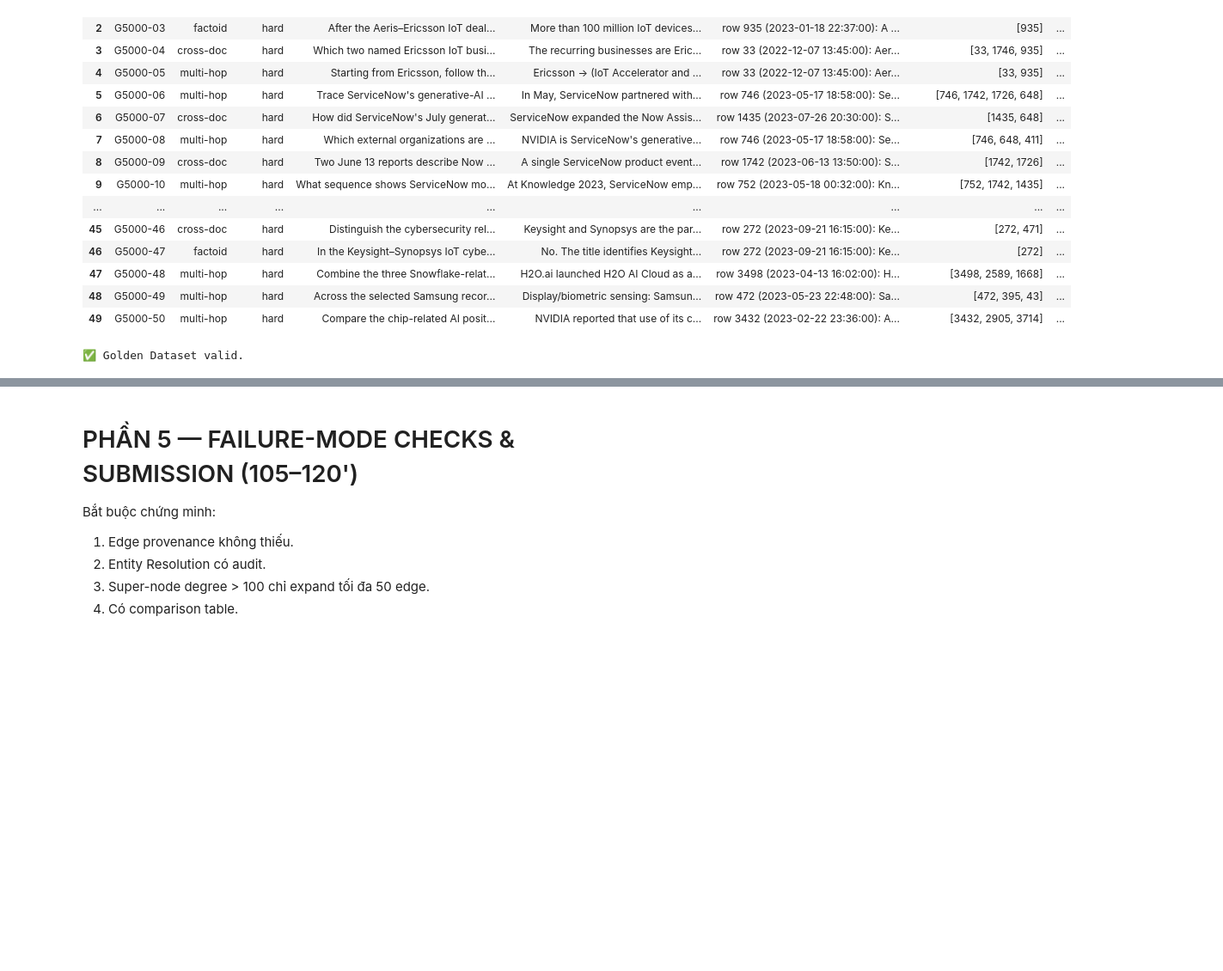
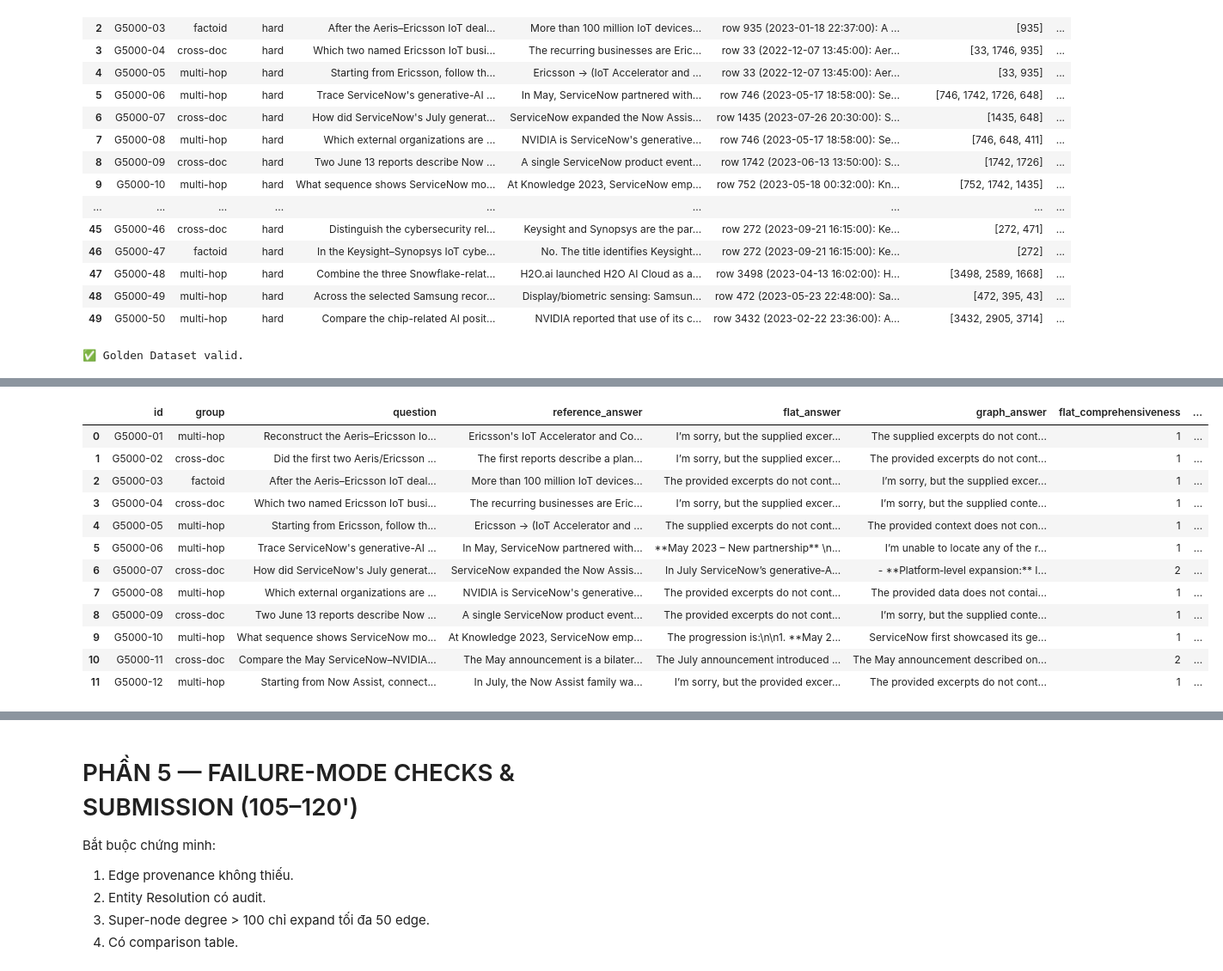
Before and after one commit to vungocthien843-cyber/K3-Track3-Lab19-2A202601793-VuNgocThien-GraphRAG, a Jupyter notebook: Day19_GraphRAG_vs_FlatRAG_Production_Lab_Guide.ipynb, the cells around one changed output, grey strips where cells are left out. Shown at 86% size. Drawn from its saved outputs; the diff is of its cells as text; code cells hidden in the pictures; blank space fills up the shorter version.

Commit message:
Fix evaluation quota handling and update partial report

```diff
--- a/Day19_GraphRAG_vs_FlatRAG_Production_Lab_Guide.ipynb
+++ b/Day19_GraphRAG_vs_FlatRAG_Production_Lab_Guide.ipynb
@@ -476,6 +476,13 @@ def groq_chat(messages, model=None, json_mode=False, max_retries=4):
         raise RuntimeError("Thiếu GROQ_MODEL.")
 
     last = None
+    # TPD quota errors cannot be fixed by retrying: retrying only burns time
+    # and can make the evaluation cell look hung. Let the runner checkpoint
+    # completed rows and stop with an actionable message instead.
+    def _is_daily_token_quota_error(exc):
+        msg = str(exc).lower()
+        return ('tokens per day' in msg or 'tpd' in msg) and ('429' in msg or 'rate limit' in msg or 'rate_limit' in msg)
+
     for attempt in range(max_retries):
         try:
             kwargs = {
@@ -496,6 +503,12 @@ def groq_chat(messages, model=None, json_mode=False, max_retries=4):
                 }
             return resp.choices[0].message.content, usage
         except Exception as e:
+            if _is_daily_token_quota_error(e):
+                raise RuntimeError(
+                    f'Groq TPD quota đã hết cho model {model}. '
+                    'Hãy đổi GROQ_MODEL/JUDGE_MODEL sang model còn quota hoặc chờ quota reset; '
+                    'các kết quả đã hoàn tất vẫn nằm trong checkpoint.'
+                ) from e
             last = e
             if attempt == max_retries - 1:
                 break
@@ -1346,34 +1359,43 @@ def run_evaluation(golden_df, resume=True):
     rows = list(done_rows)
     remaining = golden_df[~golden_df["id"].astype(str).isin(done_ids)]
 
-    for q in tqdm(remaining.itertuples(index=False), total=len(remaining), desc="Evaluation"):
-        flat = answer_flat_rag(q.question)
-        graph = answer_graph_rag(q.question)
+    try:
+        iterator = tqdm(remaining.itertuples(index=False), total=len(remaining), desc="Evaluation")
+        for q in iterator:
+            flat = answer_flat_rag(q.question)
+            graph = answer_graph_rag(q.question)
 
-        jf = judge_answer(q.question, q.reference_answer, flat["answer"], flat["context"])
-        jg = judge_answer(q.question, q.reference_answer, graph["answer"], graph["context"])
+            jf = judge_answer(q.question, q.reference_answer, flat["answer"], flat["context"])
+            jg = judge_answer(q.question, q.reference_answer, graph["answer"], graph["context"])
 
-        rows.append({
-            "id":q.id, "group":q.group, "question":q.question,
-            "reference_answer":q.reference_answer,
-            "flat_answer":flat["answer"], "graph_answer":graph["answer"],
-            "flat_comprehensiveness":jf["comprehensiveness"],
-            "graph_comprehensiveness":jg["comprehensiveness"],
-            "flat_faithfulness":jf["faithfulness"],
-            "graph_faithfulness":jg["faithfulness"],
-            "flat_multi_hop_reasoning":jf["multi_hop_reasoning"],
-            "graph_multi_hop_reasoning":jg["multi_hop_reasoning"],
-            "flat_latency_s":flat["latency_s"],
-            "graph_latency_s":graph["latency_s"],
-            "flat_total_tokens":flat.get("total_tokens"),
-            "graph_total_tokens":graph.get("total_tokens"),
-            "flat_judge_rationale":jf["rationale"],
-            "graph_judge_rationale":jg["rationale"],
-            "graph_supernode_events":len(
-                graph["graph_debug"]["diagnostics"].get("supernode_events",[])
-            )
-        })
-        pd.DataFrame(rows).to_csv(CHECKPOINT, index=False)
+            rows.append({
+                "id":q.id, "group":q.group, "question":q.question,
+                "reference_answer":q.reference_answer,
+                "flat_answer":flat["answer"], "graph_answer":graph["answer"],
+                "flat_comprehensiveness":jf["comprehensiveness"],
+                "graph_comprehensiveness":jg["comprehensiveness"],
+                "flat_faithfulness":jf["faithfulness"],
+                "graph_faithfulness":jg["faithfulness"],
+                "flat_multi_hop_reasoning":jf["multi_hop_reasoning"],
+                "graph_multi_hop_reasoning":jg["multi_hop_reasoning"],
+                "flat_latency_s":flat["latency_s"],
+                "graph_latency_s":graph["latency_s"],
+                "flat_total_tokens":flat.get("total_tokens"),
+                "graph_total_tokens":graph.get("total_tokens"),
+                "flat_judge_rationale":jf["rationale"],
+                "graph_judge_rationale":jg["rationale"],
+                "graph_supernode_events":len(
+                    graph["graph_debug"]["diagnostics"].get("supernode_events",[])
+                )
+            })
+            pd.DataFrame(rows).to_csv(CHECKPOINT, index=False)
+    except RuntimeError as exc:
+        if "TPD quota" in str(exc):
+            pd.DataFrame(rows).to_csv(CHECKPOINT, index=False)
+            print(f"Đã dừng an toàn: {exc}")
+            print(f"Checkpoint đã lưu {len(rows)} kết quả; chạy lại cell để resume.")
+        else:
+            raise
     return pd.DataFrame(rows)
 
 validate_golden(golden_df, require_answers=True)
@@ -1385,3 +1408,16 @@ RuntimeError: Error code: 429 - {'error': {'message': 'Rate limit reached for mo
+|  | id | group | question | reference_answer | flat_answer | graph_answer | flat_comprehensiveness | ... |
+| 0 | G5000-01 | multi-hop | Reconstruct the Aeris–Ericsson Io... | Ericsson's IoT Accelerator and Co... | I’m sorry, but the supplied excer... | The supplied excerpts do not cont... | 1 | ... |
+| 1 | G5000-02 | cross-doc | Did the first two Aeris/Ericsson ... | The first reports describe a plan... | I’m sorry, but the supplied excer... | The provided excerpts do not cont... | 1 | ... |
+| 2 | G5000-03 | factoid | After the Aeris–Ericsson IoT deal... | More than 100 million IoT devices... | The provided excerpts do not cont... | I’m sorry, but the supplied excer... | 1 | ... |
+| 3 | G5000-04 | cross-doc | Which two named Ericsson IoT busi... | The recurring businesses are Eric... | I’m sorry, but the supplied excer... | I’m sorry, but the supplied conte... | 1 | ... |
+| 4 | G5000-05 | multi-hop | Starting from Ericsson, follow th... | Ericsson -> (IoT Accelerator and ... | The supplied excerpts do not cont... | The provided context does not con... | 1 | ... |
+| 5 | G5000-06 | multi-hop | Trace ServiceNow's generative-AI ... | In May, ServiceNow partnered with... | **May 2023 – New partnership** \n... | I’m unable to locate any of the r... | 1 | ... |
+| 6 | G5000-07 | cross-doc | How did ServiceNow's July generat... | ServiceNow expanded the Now Assis... | In July ServiceNow’s generative‑A... | - **Platform‑level expansion:** I... | 2 | ... |
+| 7 | G5000-08 | multi-hop | Which external organizations are ... | NVIDIA is ServiceNow's generative... | The provided excerpts do not cont... | The provided data does not contai... | 1 | ... |
+| 8 | G5000-09 | cross-doc | Two June 13 reports describe Now ... | A single ServiceNow product event... | The provided excerpts do not cont... | I’m sorry, but the supplied conte... | 1 | ... |
+| 9 | G5000-10 | multi-hop | What sequence shows ServiceNow mo... | At Knowledge 2023, ServiceNow emp... | The progression is:\n\n1. **May 2... | ServiceNow first showcased its ge... | 1 | ... |
+| 10 | G5000-11 | cross-doc | Compare the May ServiceNow–NVIDIA... | The May announcement is a bilater... | The July announcement introduced ... | The May announcement described on... | 2 | ... |
+| 11 | G5000-12 | multi-hop | Starting from Now Assist, connect... | In July, the Now Assist family wa... | I’m sorry, but the provided excer... | The provided excerpts do not cont... | 1 | ... |
 # %%
 #@title 4.4 — Comparison table + export
 def comparison_table(eval_df):
```
Also changed, not shown: parts of 3 cells of this notebook, 1 other file.
